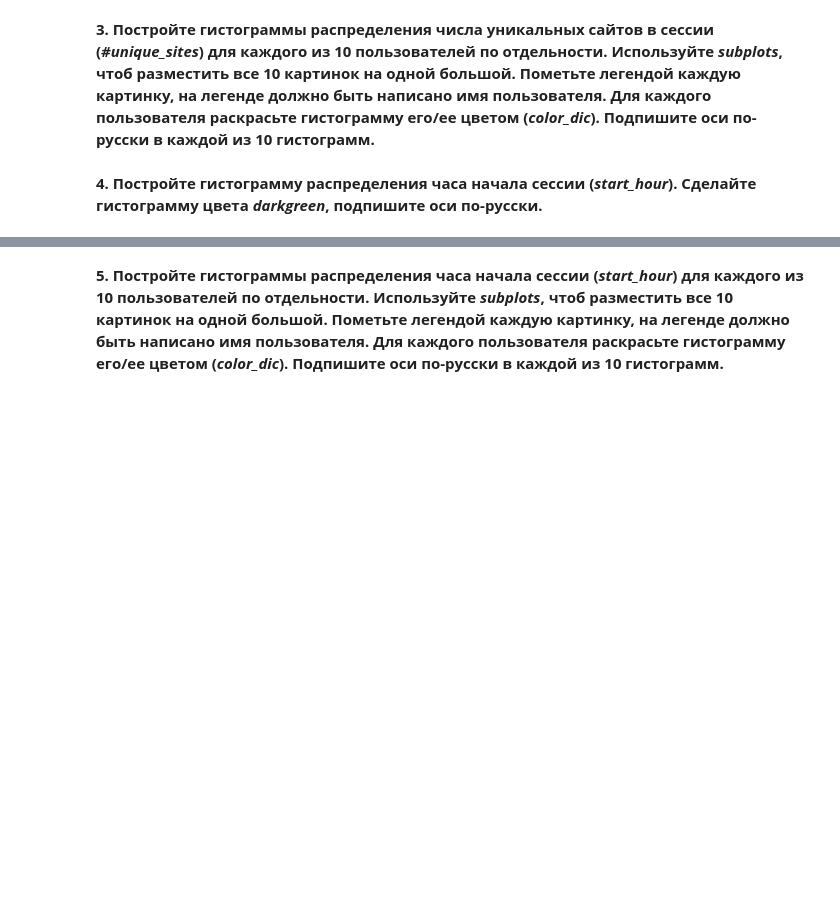
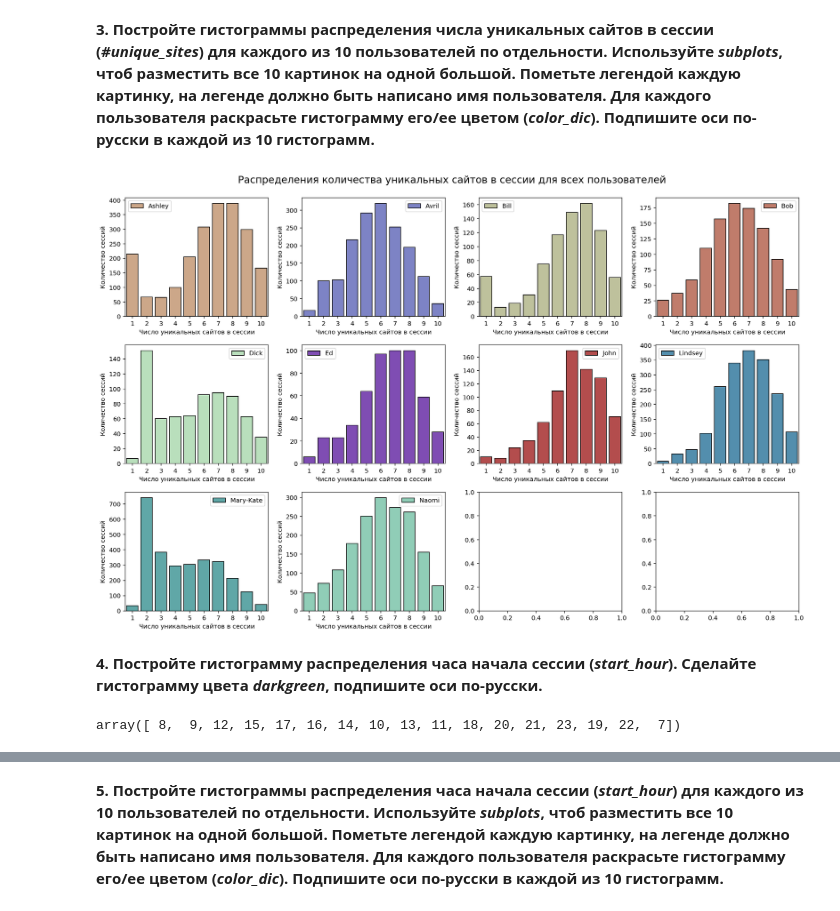
Before and after one commit to armavox/mldaspec, a Jupyter notebook: capstone/project_alice/week3_visual_analysis_and_fe.ipynb, the cells around one changed output, grey strips where cells are left out. Drawn from its saved outputs; the diff is of its cells as text; code cells hidden in the pictures; blank space fills up the shorter version.

```diff
--- a/capstone/project_alice/week3_visual_analysis_and_fe.ipynb
+++ b/capstone/project_alice/week3_visual_analysis_and_fe.ipynb
@@ -295,12 +342,28 @@ train_data_10users['#unique_sites']  ''' ВАШ КОД ЗДЕСЬ '''
 # %% [markdown]
 **3. Постройте гистограммы распределения числа уникальных сайтов в сессии (*#unique_sites*) для каждого из 10 пользователей по отдельности. Используйте *subplots*, чтоб разместить все 10 картинок на одной большой. Пометьте легендой каждую картинку, на легенде должно быть написано имя пользователя. Для каждого пользователя раскрасьте гистограмму его/ее цветом (*color_dic*). Подпишите оси по-русски в каждой из 10 гистограмм.**
-# %%
-fig, axes = plt.subplots(nrows=3, ncols=4, figsize=(16, 10))
-
-# как вариант, можно и по-другому
-for idx, (user, sub_df) in  enumerate(pd.groupby(train_data_10users, 'user_id')):
-     ''' ВАШ КОД ЗДЕСЬ '''
+# %%
+user_list = train_data_10users.user_id.unique()
+color_dict = dict(
+    (user, color) for user, color in zip(user_list, cm.rainbow_r(np.linspace(0, 1, len(user_list))))
+)
+# %%
+import matplotlib.cm as cm
+fig, ax = plt.subplots(nrows=3, ncols=4, figsize=(16, 10))
+colors = cm.rainbow_r(np.linspace(0, 1, 10))
+for idx, (user, sub_df) in enumerate(pd.groupby(train_data_10users, 'user_id')):
+    s = sns.countplot(sub_df['#unique_sites'], color=color_dict[user], saturation=.4, ax=ax[idx//4, idx%4], label=user)
+    s.set_xlabel('Число уникальных сайтов в сессии')
+    s.set_ylabel('Количество сессий')
+    s.legend()
+
+fig.suptitle('Распределения количества уникальных сайтов в сессии для всех пользователей', y=1.03,
+             fontsize=16)
+fig.tight_layout();
+# %% [output]
+[figure, added]
 # %% [markdown]
 **4. Постройте гистограмму распределения часа начала сессии (*start_hour*). Сделайте гистограмму цвета *darkgreen*, подпишите оси по-русски.**
 # %%
-train_data_10users['start_hour'] ''' ВАШ КОД ЗДЕСЬ '''
+train_data_10users['start_hour'].unique()
+# %% [output]
+array([ 8,  9, 12, 15, 17, 16, 14, 10, 13, 11, 18, 20, 21, 23, 19, 22,  7])
```
Also changed, not shown: parts of 30 cells of this notebook, 4 other files.
